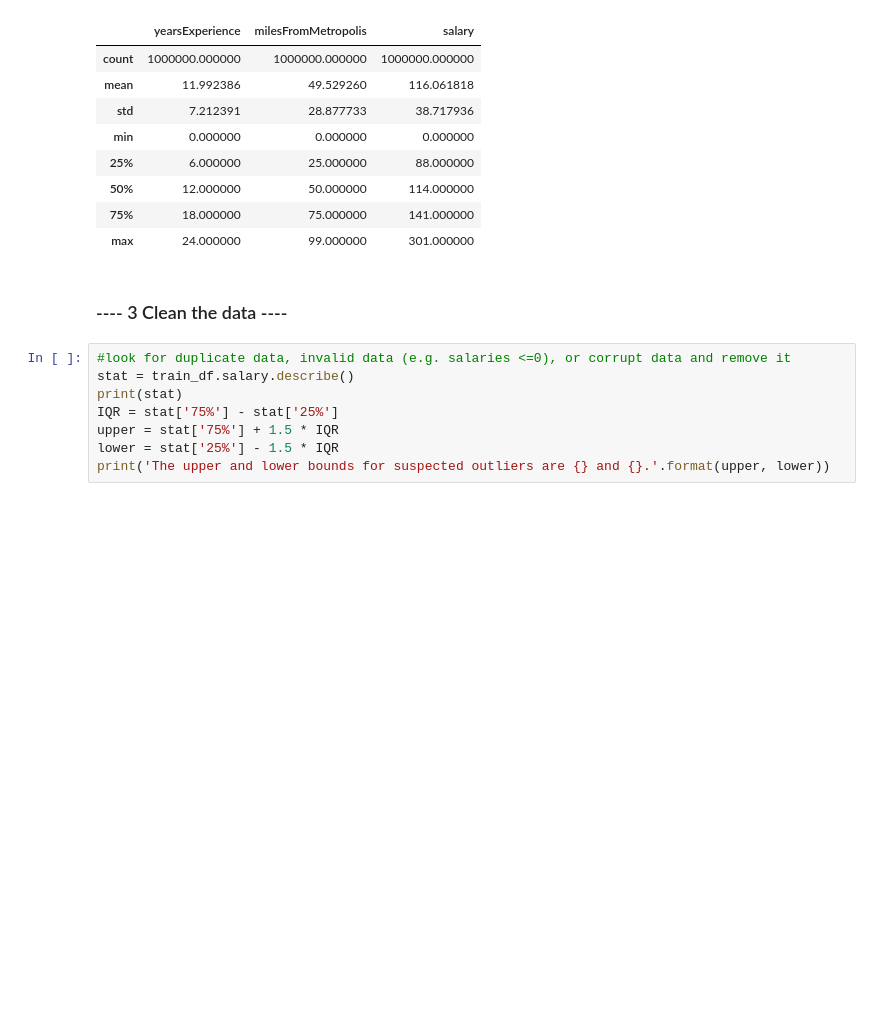
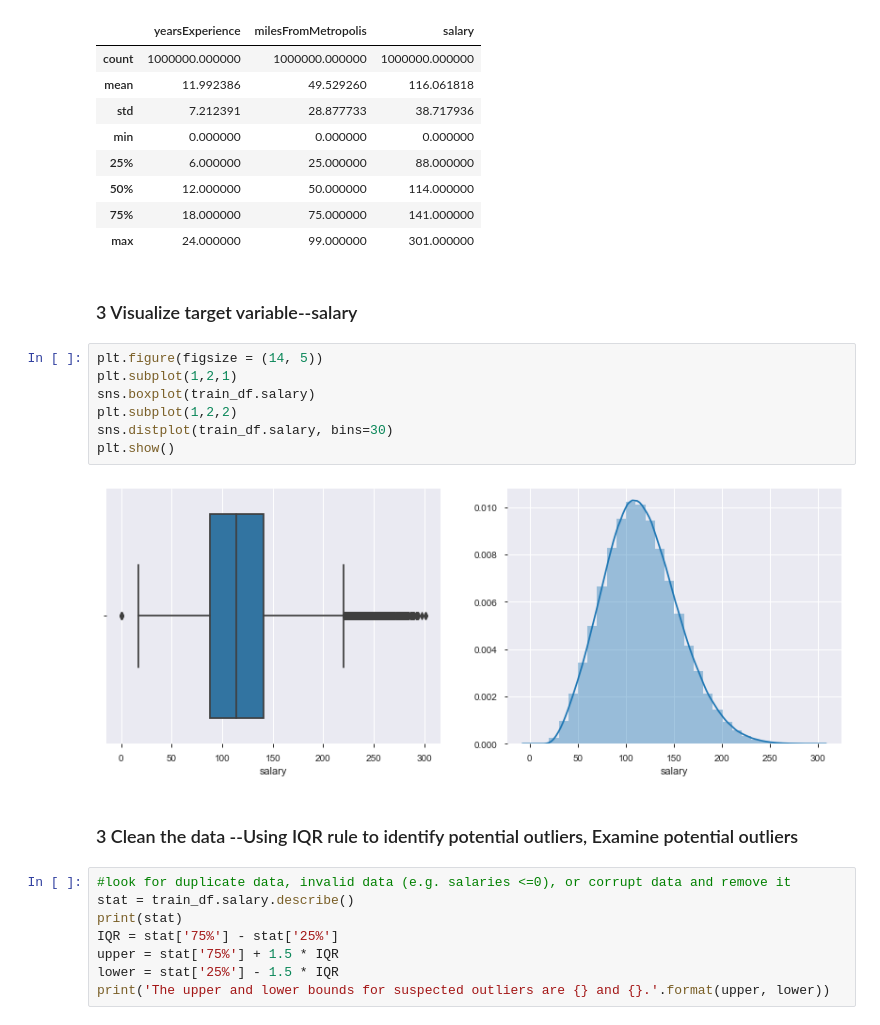
Before and after one commit to hbelay/Salary-Predictions, a Jupyter notebook: SalaryPrediction.ipynb, the cells around one changed output. Saved outputs shown, nothing was run; the diff lists cells and outputs as text; blank space fills up the shorter version.

Commit message:
Salary prediction EDA final

```diff
--- a/SalaryPrediction.ipynb
+++ b/SalaryPrediction.ipynb
@@ -79,8 +74,19 @@ train_df.describe()
 | 50% | 12.000000 | 50.000000 | 114.000000 |
 | 75% | 18.000000 | 75.000000 | 141.000000 |
 | max | 24.000000 | 99.000000 | 301.000000 |
+# %% [markdown]
+### 3 Visualize target variable--salary
+# %%
+plt.figure(figsize = (14, 5))
+plt.subplot(1,2,1)
+sns.boxplot(train_df.salary)
+plt.subplot(1,2,2)
+sns.distplot(train_df.salary, bins=30)
+plt.show()
+# %% [output]
+[figure, added]
 # %% [markdown]
-### ---- 3 Clean the data ----
+### 3 Clean the data --Using IQR rule to identify potential outliers, Examine potential outliers
 # %%
 #look for duplicate data, invalid data (e.g. salaries <=0), or corrupt data and remove it
 stat = train_df.salary.describe()
```
Also changed, not shown: parts of 38 cells of this notebook.
